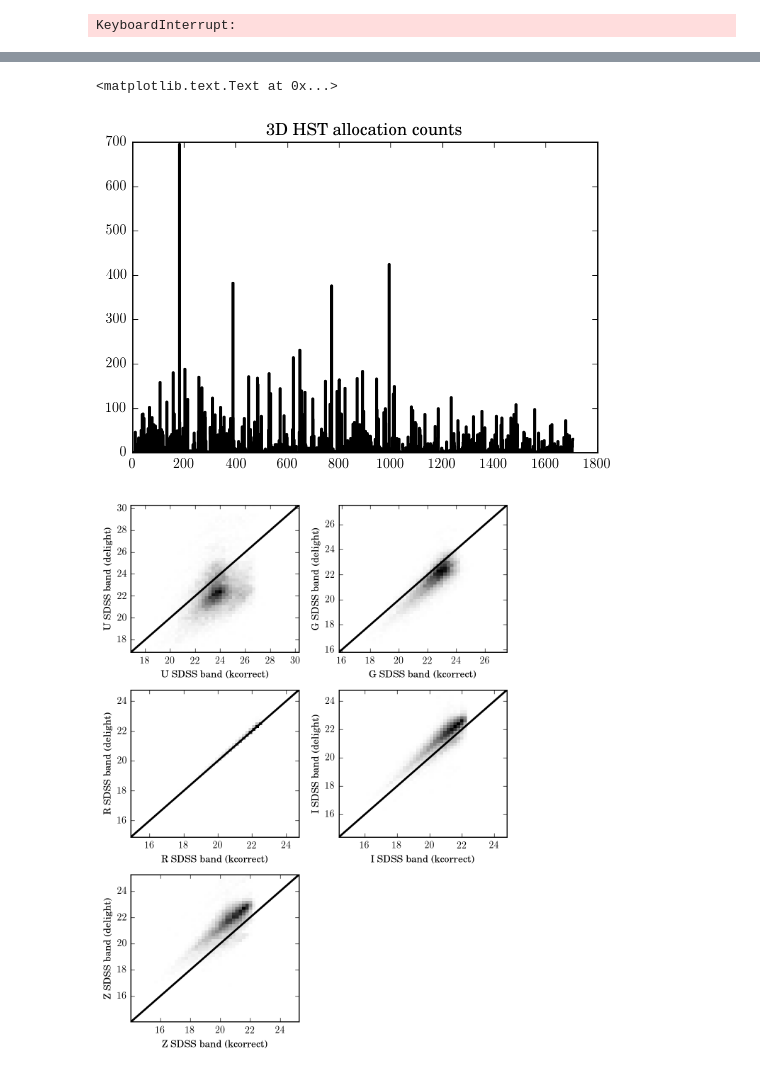
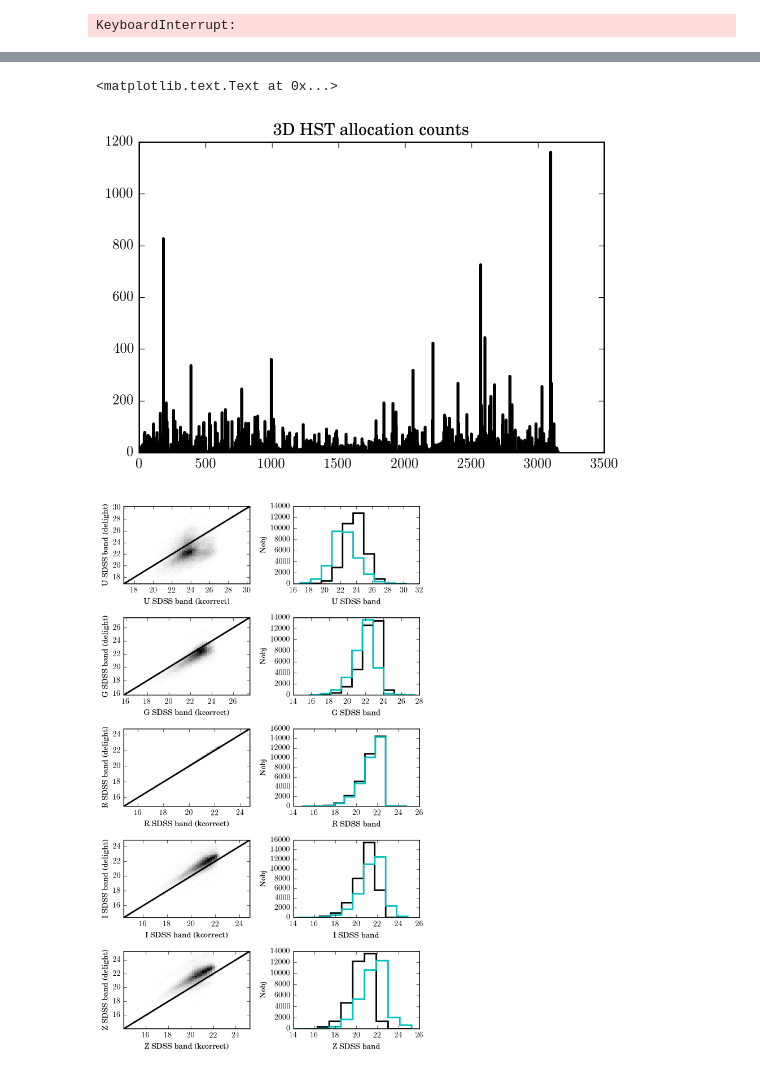
Before and after one commit to ixkael/Delight, a Jupyter notebook: notebooks/Buzzard HiRes test with 3DHST.ipynb, the cells around one changed output, grey strips where cells are left out. Saved outputs shown, nothing was run; the diff lists cells and outputs as text; code cells hidden in the pictures.

```diff
--- a/notebooks/Buzzard HiRes test with 3DHST.ipynb
+++ b/notebooks/Buzzard HiRes test with 3DHST.ipynb
@@ -333,7 +337,7 @@ ind_sim &= rmag < 22.5
 ind_sim.sum()
 sel_sim = np.where(ind_sim)[0]
 np.random.shuffle(sel_sim)
-sel_sim = sel_sim[:20000]
+sel_sim = sel_sim[:50000]
 
 new_idx = np.zeros((sel_sim.size, ), dtype=int)
 new_z = np.zeros((sel_sim.size, ))
@@ -385,7 +402,7 @@ ax.plot(np.bincount(new_idx), ls='steps')
 ax.set_title('3D HST allocation counts')
 # %% [output]
 <matplotlib.text.Text at 0x...>
-[figure, old version]
+[figure, new version]
 # %%
 new_rmag = -2.5*np.log10(new_fluxes[:, 2]) + ZP
 new_gmag = -2.5*np.log10(new_fluxes[:, 1]) + ZP
@@ -399,21 +416,24 @@ all_sdss_mags = bdata['OMAG'][sel_sim, :].data
 all_new_sdss_mags = -2.5*np.log10(new_fluxes[:, :]) + ZP
 # %%
 nbins = 50
-fig, axs = plt.subplots(3, 2, figsize=(6, 8))
-axs = axs.ravel()
+fig, axs = plt.subplots(5, 2, figsize=(6, 10))
 bands = ['U', 'G', 'R', 'I', 'Z']
 for i in range(5):
     ind = np.isfinite(all_new_sdss_mags[:, i])
     xmin, xmax = 0.95*np.min(all_sdss_mags[:, i]), 1.1*np.max(all_sdss_mags[:, i])
-    axs[i].hist2d(all_sdss_mags[:, i], all_new_sdss_mags[:, i],
+    axs[i, 0].hist2d(all_sdss_mags[:, i], all_new_sdss_mags[:, i],
                   nbins, cmap='gray_r', range=[[xmin, xmax], [xmin, xmax]])
-    axs[i].plot([xmin, xmax], [xmin, xmax])
-    axs[i].set_xlim([xmin, xmax])
-    axs[i].set_ylim([xmin, xmax])
-    axs[i].set_ylabel(bands[i]+' SDSS band (delight)')
-    axs[i].set_xlabel(bands[i]+' SDSS band (kcorrect)')
-plt.delaxes(axs[-1])
+    axs[i, 0].plot([xmin, xmax], [xmin, xmax])
+    axs[i, 0].set_xlim([xmin, xmax])
+    axs[i, 0].set_ylim([xmin, xmax])
+    axs[i, 0].set_ylabel(bands[i]+' SDSS band (delight)')
+    axs[i, 0].set_xlabel(bands[i]+' SDSS band (kcorrect)')
+    axs[i, 1].hist(all_sdss_mags[:, i], range=[xmin, xmax], histtype="step")
+    axs[i, 1].hist(all_new_sdss_mags[:, i], range=[xmin, xmax], histtype="step")
+    axs[i, 1].set_ylabel('Nobj')
+    axs[i, 1].set_xlabel(bands[i]+' SDSS band')
+
 fig.tight_layout()
 # %% [output]
-[figure, old version]
+[figure, new version]
 # %%
```
Also changed, not shown: parts of 8 cells of this notebook.
